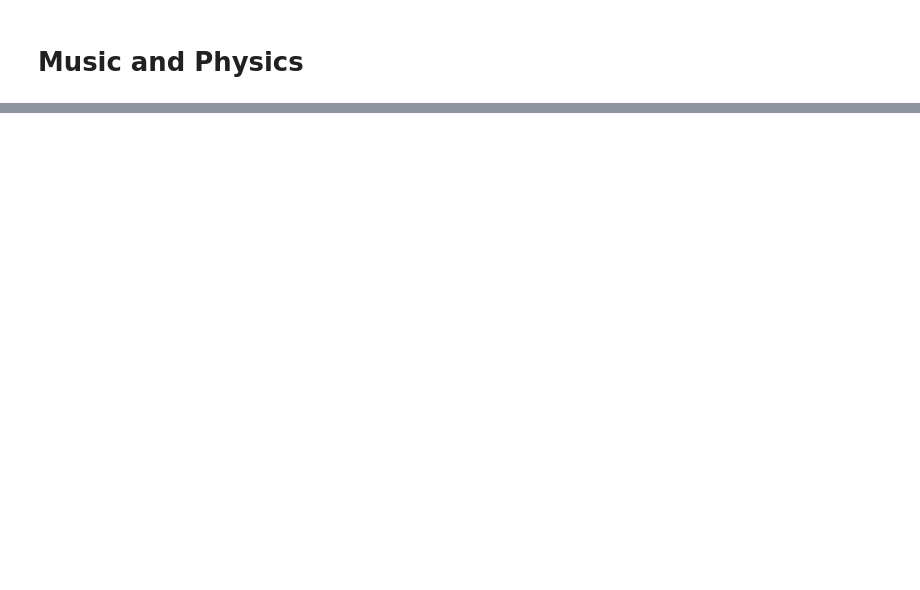
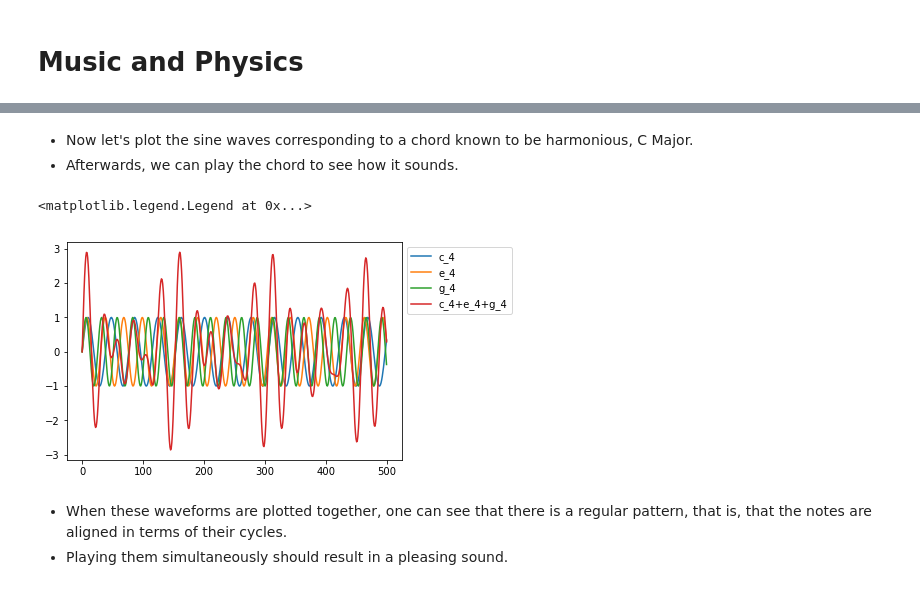
Before and after one commit to mulhod/musics, a Jupyter notebook: Music_and_Physics.ipynb, the cells around one changed output, grey strips where cells are left out. Cells and saved outputs as stored; diff of their text form; code cells hidden in the pictures; blank space fills up the shorter version.

```diff
--- a/Music_and_Physics.ipynb
+++ b/Music_and_Physics.ipynb
@@ -143,0 +201,28 @@ full_scale[full_scale.scale_number == 4]
+# %% [markdown]
+- Now let's plot the sine waves corresponding to a chord known to be harmonious, C Major.
+- Afterwards, we can play the chord to see how it sounds.
+# %%
+cmaj_chord = [full_scale[full_scale.note == "c_4"].iloc[0],
+              full_scale[full_scale.note == "e_4"].iloc[0],
+              full_scale[full_scale.note == "g_4"].iloc[0]]
+Fs = 10000
+c4, e4, g4 = cmaj_chord
+sample = 500
+x = np.arange(sample)
+
+y1 = np.sin(2 * np.pi * c4.frequency * x / Fs)
+y2 = np.sin(2 * np.pi * e4.frequency * x / Fs)
+y3 = np.sin(2 * np.pi * g4.frequency * x / Fs)
+y4 = y1 + y2 + y3
+fig, ax = plt.subplots()
+ax.plot(x, y1, label=c4.note)
+ax.plot(x, y2, label=e4.note)
+ax.plot(x, y3, label=g4.note)
+ax.plot(x, y4, label="+".join([c4.note, e4.note, g4.note]))
+ax.legend(bbox_to_anchor=(1.0, 1.0))
+# %% [output]
+<matplotlib.legend.Legend at 0x...>
+[figure, added]
+# %% [markdown]
+- When these waveforms are plotted together, one can see that there is a regular pattern, that is, that the notes are aligned in terms of their cycles.
+- Playing them simultaneously should result in a pleasing sound.
```
Also changed, not shown: parts of 39 cells of this notebook.
